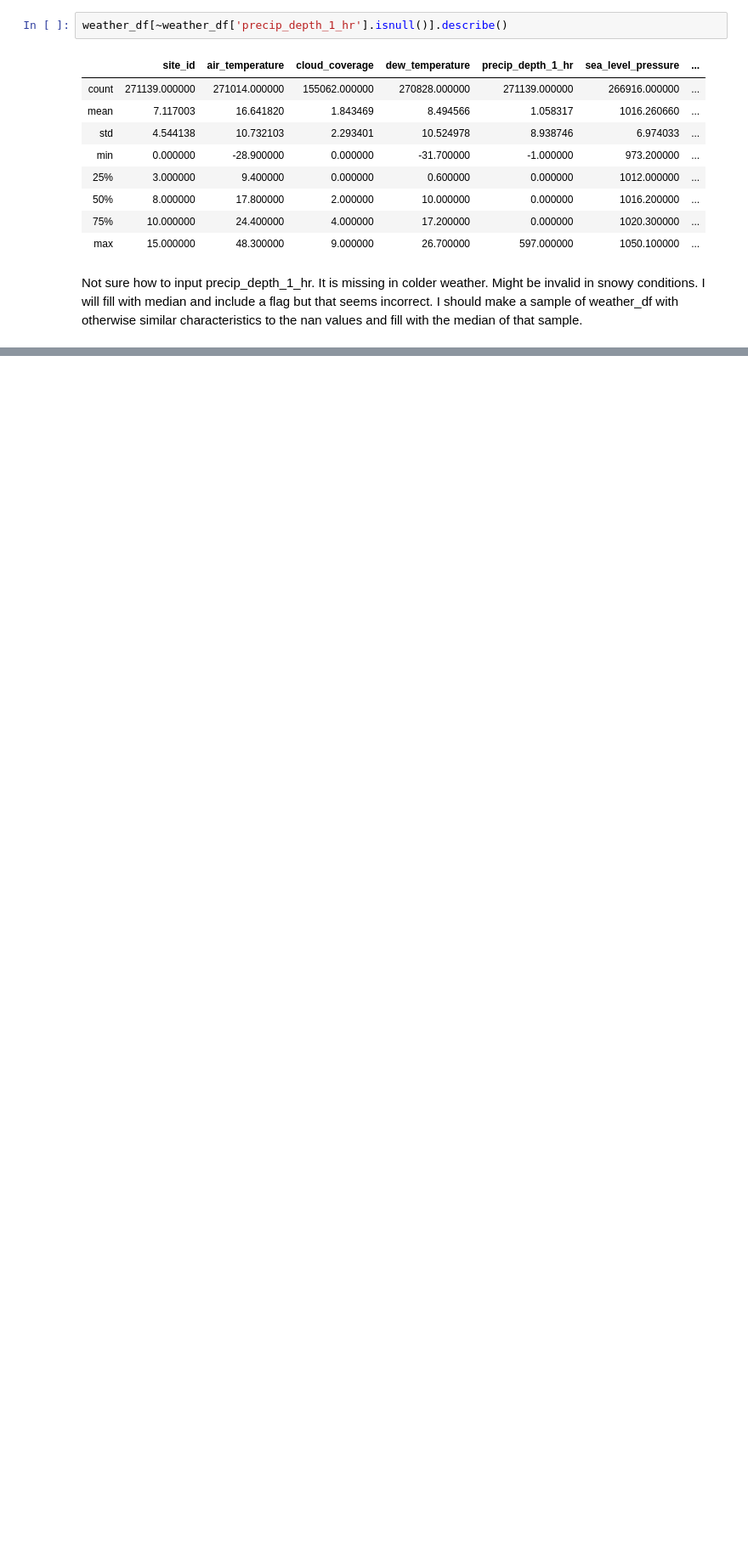
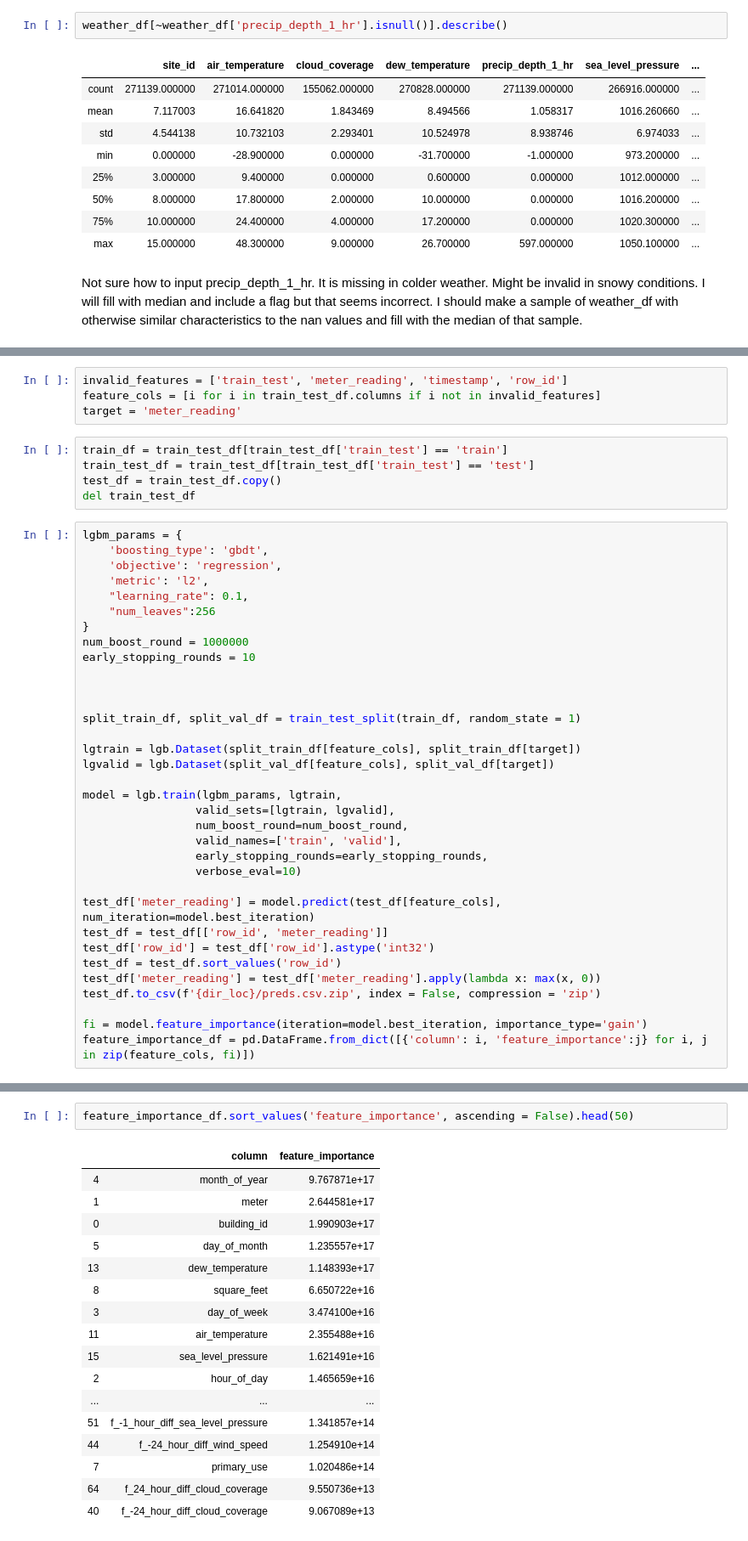
Before and after one commit to tristan00/kaggle_projects, a Jupyter notebook: ASHRAE_2019-10-15/eda.ipynb, the cells around one changed output, grey strips where cells are left out. Shown at 85% size. Saved outputs shown, nothing was run; the diff lists cells and outputs as text; blank space fills up the shorter version.

```diff
--- a/ASHRAE_2019-10-15/eda.ipynb
+++ b/ASHRAE_2019-10-15/eda.ipynb
@@ -347,0 +544,43 @@ test_df = test_df.merge(weather_df)
+# %%
+invalid_features = ['train_test', 'meter_reading', 'timestamp', 'row_id']
+feature_cols = [i for i in train_test_df.columns if i not in invalid_features]
+target = 'meter_reading'
+# %%
+train_df = train_test_df[train_test_df['train_test'] == 'train']
+train_test_df = train_test_df[train_test_df['train_test'] == 'test']
+test_df = train_test_df.copy()
+del train_test_df
+# %%
+lgbm_params = {
+    'boosting_type': 'gbdt',
+    'objective': 'regression',
+    'metric': 'l2',
+    "learning_rate": 0.1,
+    "num_leaves":256
+}
+num_boost_round = 1000000
+early_stopping_rounds = 10
+
+
+
+split_train_df, split_val_df = train_test_split(train_df, random_state = 1)
+
+lgtrain = lgb.Dataset(split_train_df[feature_cols], split_train_df[target])
+lgvalid = lgb.Dataset(split_val_df[feature_cols], split_val_df[target])
+
+model = lgb.train(lgbm_params, lgtrain,
+                 valid_sets=[lgtrain, lgvalid],
+                 num_boost_round=num_boost_round,
+                 valid_names=['train', 'valid'],
+                 early_stopping_rounds=early_stopping_rounds,
+                 verbose_eval=10)
+
+test_df['meter_reading'] = model.predict(test_df[feature_cols], num_iteration=model.best_iteration)
+test_df = test_df[['row_id', 'meter_reading']]
+test_df['row_id'] = test_df['row_id'].astype('int32')
+test_df = test_df.sort_values('row_id')
+test_df['meter_reading'] = test_df['meter_reading'].apply(lambda x: max(x, 0))
+test_df.to_csv(f'{dir_loc}/preds.csv.zip', index = False, compression = 'zip')
+
+fi = model.feature_importance(iteration=model.best_iteration, importance_type='gain')
+feature_importance_df = pd.DataFrame.from_dict([{'column': i, 'feature_importance':j} for i, j in zip(feature_cols, fi)])
@@ -347,0 +605,20 @@ test_df = test_df.merge(weather_df)
+# %%
+feature_importance_df.sort_values('feature_importance', ascending = False).head(50)
+# %% [output]
+|  | column | feature_importance |
+| 4 | month_of_year | 9.767871e+17 |
+| 1 | meter | 2.644581e+17 |
+| 0 | building_id | 1.990903e+17 |
+| 5 | day_of_month | 1.235557e+17 |
+| 13 | dew_temperature | 1.148393e+17 |
+| 8 | square_feet | 6.650722e+16 |
+| 3 | day_of_week | 3.474100e+16 |
+| 11 | air_temperature | 2.355488e+16 |
+| 15 | sea_level_pressure | 1.621491e+16 |
+| 2 | hour_of_day | 1.465659e+16 |
+| ... | ... | ... |
+| 51 | f_-1_hour_diff_sea_level_pressure | 1.341857e+14 |
+| 44 | f_-24_hour_diff_wind_speed | 1.254910e+14 |
+| 7 | primary_use | 1.020486e+14 |
+| 64 | f_24_hour_diff_cloud_coverage | 9.550736e+13 |
+| 40 | f_-24_hour_diff_cloud_coverage | 9.067089e+13 |
```
Also changed, not shown: parts of 35 cells of this notebook, 3 other files.
